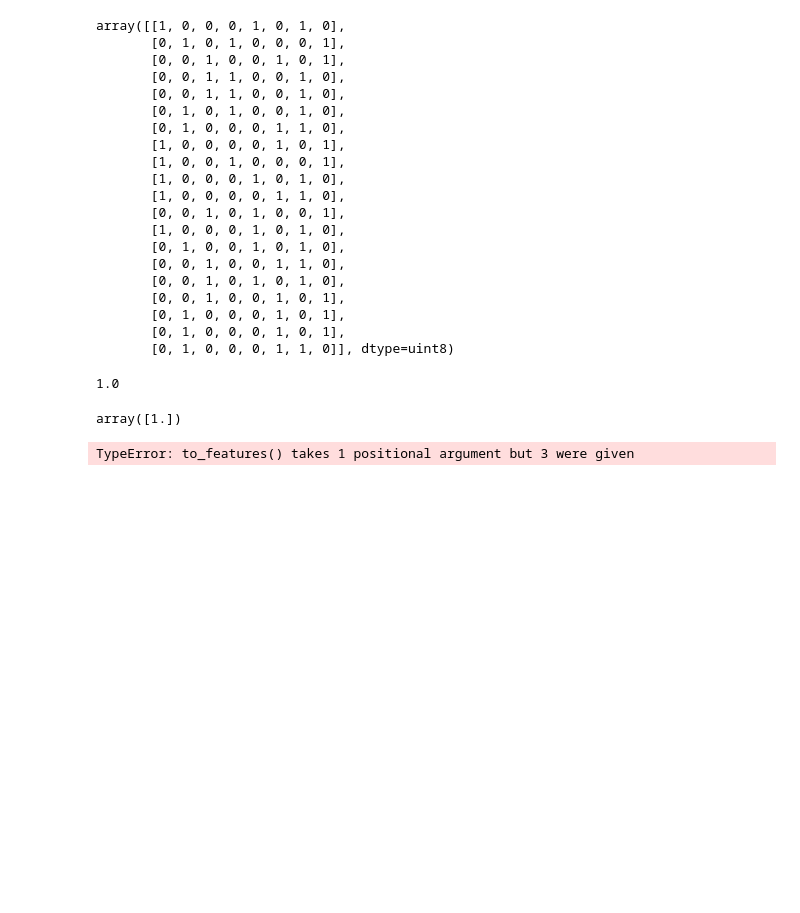
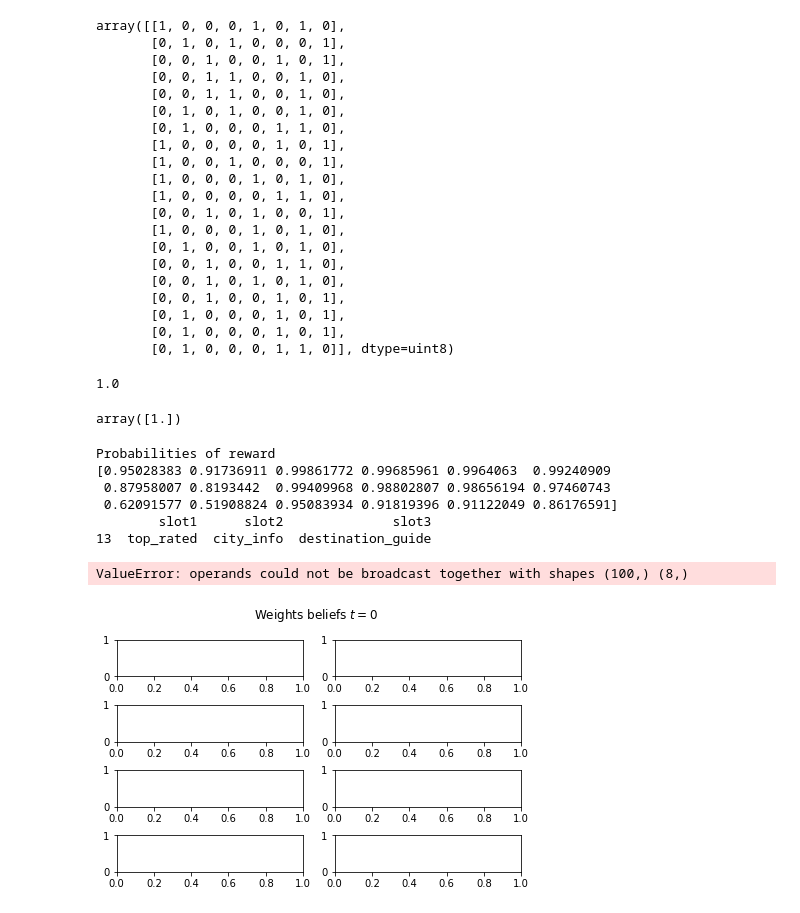
Before and after one commit to rfdickerson/multiarmed-bandits, a Jupyter notebook: Contextual Bandits.ipynb, the cells around one changed output. Cells and saved outputs as stored; diff of their text form; code cells hidden in the pictures; blank space fills up the shorter version.

```diff
--- a/Contextual Bandits.ipynb
+++ b/Contextual Bandits.ipynb
@@ -389,50 +335,63 @@ array([[1, 0, 0, 0, 1, 0, 1, 0],
 array([1.])
 # %%
 def search_space():
+    """returns a DataFrame with one hot encoding of values"""
     b = itertools.product(choices_slot_1, choices_slot_2, choices_slot_3)
-    c = [to_features(*x) for x in b]
-    S = np.row_stack(c)
-    print("Search space: \n {}".format(S))
+    S = pd.DataFrame(data=b, columns=["slot1", "slot2", "slot3"], dtype='category')
+    S["slot1"] = S["slot1"].cat.set_categories(choices_slot_1)
+    S["slot2"] = S["slot2"].cat.set_categories(choices_slot_2)
+    S["slot3"] = S["slot3"].cat.set_categories(choices_slot_3)
     return S
 
 def thompson_step(mu, sigma, H):
 
     # get context
-    c = "US"
+    c = "web"
 
     # sample from the weights posterior
     w = np.random.normal(mu, sigma)
 
     # generate the search space
+    # convert to a matrix
     S = search_space()
+    St = to_features(S)
+    s = St.values
 
     # compute the posteriors for each
-    s = np.sum(w * S, axis=1)
+    s = np.sum(w * s, axis=1)
     s = norm.cdf(s)
     print("Probabilities of reward")
     print(s)
 
-    # find the most likely layout
+    # find the most likely layout to receive reward
     best_index = np.argmin(s)
-    best_layout = B[best_index]
-    print(best_layout)
-
+    best_layout = St.iloc[[best_index]]
 
     #simulate and observe behavior
+    choices = to_categories(best_layout, columns=["slot1", "slot2", "slot3"])
+    print(choices)
 
-
-    mu, sigma = update(mu, sigma, best_layout, reward)
+    mu, sigma = update(mu, sigma, best_layout.values, reward)
 
     plot_weights(mu, sigma, i)
 
     return mu, sigma, H
 # %%
+search_space()
+
 mu = np.zeros(d)
 sigma = np.ones(d)
 
-H = pd.DataFrame(columns=["slot1", "slot2", "slot3"])
+H = pd.DataFrame(columns=["slot1", "slot2", "slot3", "reward"])
 
-for t in range(10):
+for t in range(3):
     mu, sigma, H = thompson_step(mu, sigma, H)
 # %% [output]
-TypeError: to_features() takes 1 positional argument but 3 were given
+Probabilities of reward
+[0.95028383 0.91736911 0.99861772 0.99685961 0.9964063  0.99240909
+ 0.87958007 0.8193442  0.99409968 0.98802807 0.98656194 0.97460743
+ 0.62091577 0.51908824 0.95083934 0.91819396 0.91122049 0.86176591]
+        slot1      slot2              slot3
+13  top_rated  city_info  destination_guide
+ValueError: operands could not be broadcast together with shapes (100,) (8,)
+[figure, added]
```
Also changed, not shown: parts of 3 cells of this notebook.
